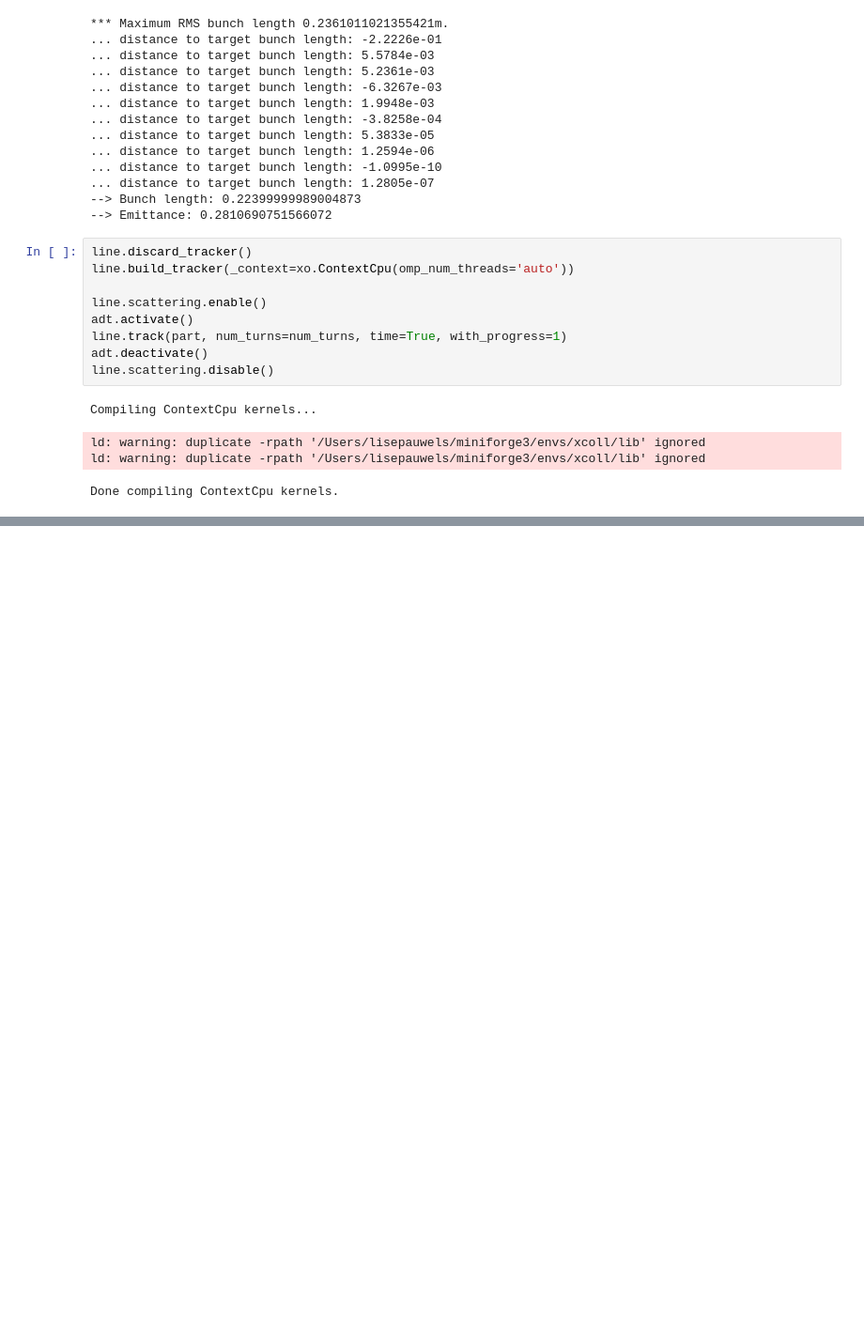
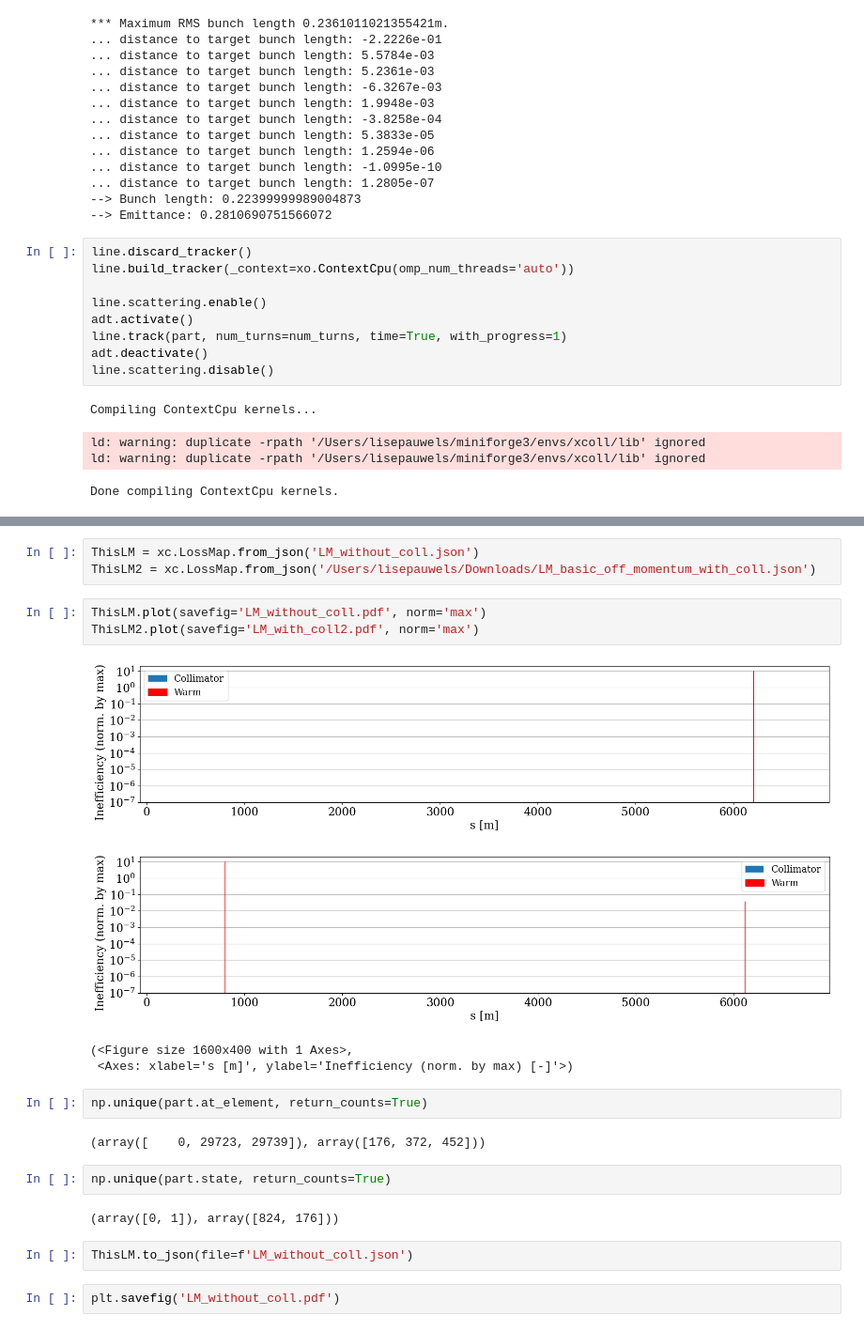
Before and after one commit to lisepauwels/sps_simulations, a Jupyter notebook: Prototyping/20250908/20250908.ipynb, the cells around one changed output, grey strips where cells are left out. Shown at 94% size. Cells and saved outputs as stored; diff of their text form; blank space fills up the shorter version.

```diff
--- a/Prototyping/20250908/20250908.ipynb
+++ b/Prototyping/20250908/20250908.ipynb
@@ -154,0 +264,23 @@ ThisLM.to_json(file=f'LM_blowup.json')
+# %%
+ThisLM = xc.LossMap.from_json('LM_without_coll.json')
+ThisLM2 = xc.LossMap.from_json('/Users/lisepauwels/Downloads/LM_basic_off_momentum_with_coll.json')
+# %%
+ThisLM.plot(savefig='LM_without_coll.pdf', norm='max')
+ThisLM2.plot(savefig='LM_with_coll2.pdf', norm='max')
+# %% [output]
+[figure, added]
+[figure, added]
+(<Figure size 1600x400 with 1 Axes>,
+ <Axes: xlabel='s [m]', ylabel='Inefficiency (norm. by max) [-]'>)
+# %%
+np.unique(part.at_element, return_counts=True)
+# %% [output]
+(array([    0, 29723, 29739]), array([176, 372, 452]))
+# %%
+np.unique(part.state, return_counts=True)
+# %% [output]
+(array([0, 1]), array([824, 176]))
+# %%
+ThisLM.to_json(file=f'LM_without_coll.json')
+# %%
+plt.savefig('LM_without_coll.pdf')
```
Also changed, not shown: parts of 29 cells of this notebook, 12 other files.
